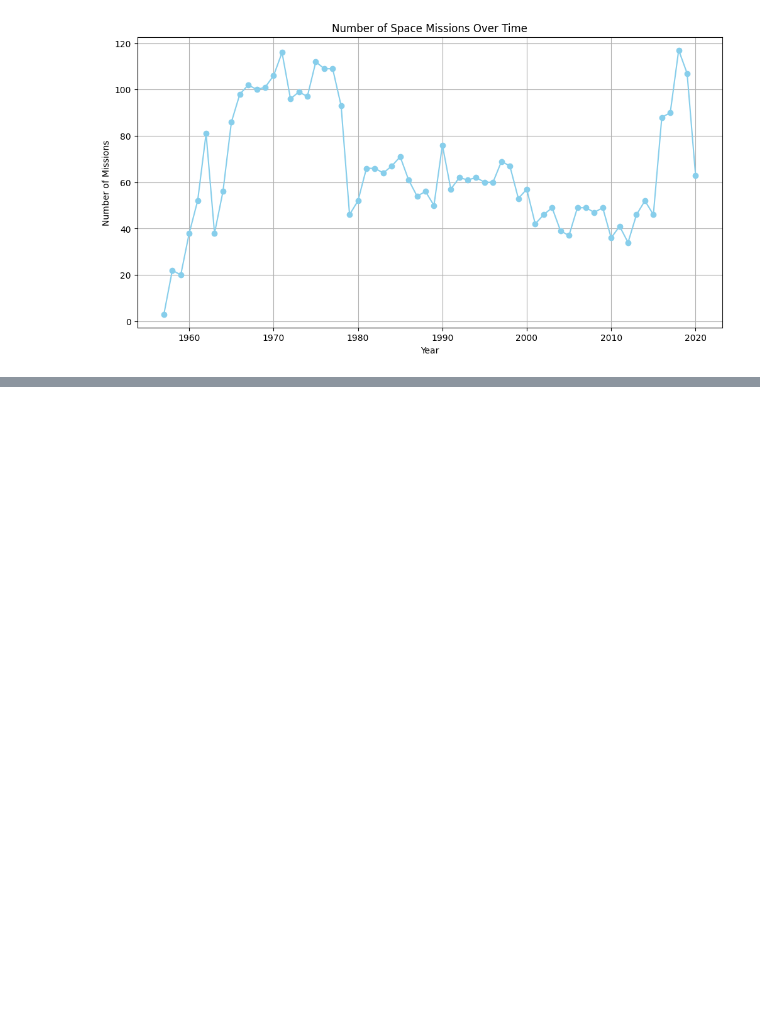
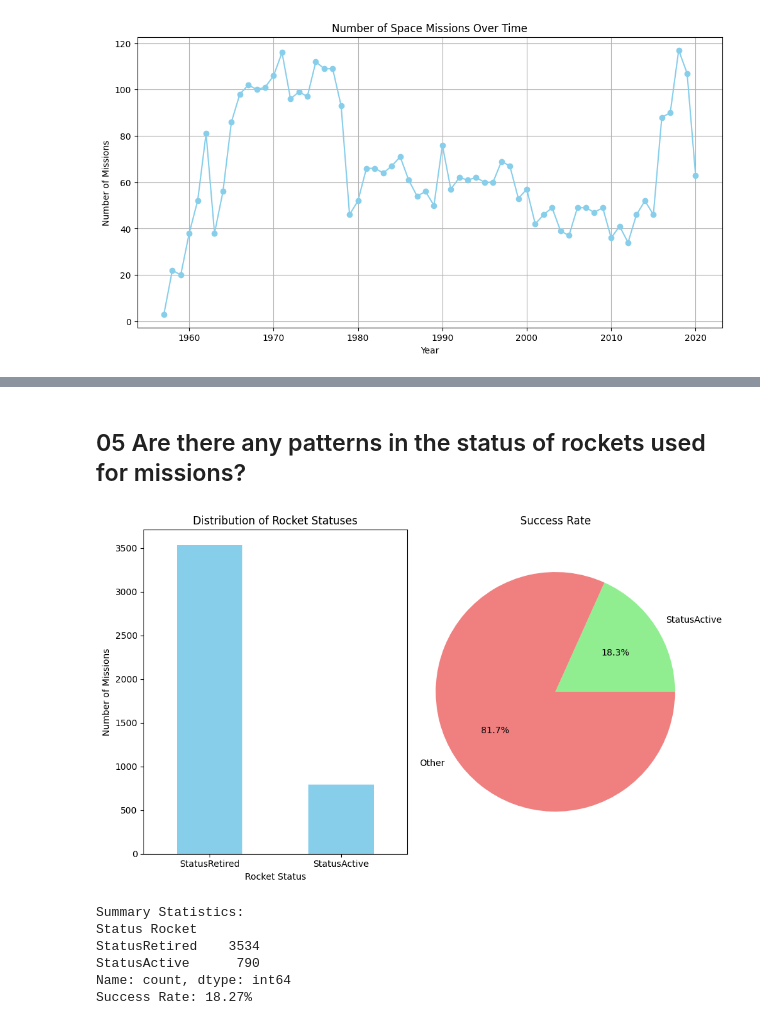
Before and after one commit to debarshee2004/space, a Jupyter notebook: src/main.ipynb, the cells around one changed output, grey strips where cells are left out. Cells and saved outputs as stored; diff of their text form; code cells hidden in the pictures; blank space fills up the shorter version.

```diff
--- a/src/main.ipynb
+++ b/src/main.ipynb
@@ -142,0 +171,44 @@ plt.show()
+# %% [markdown]
+## 05 Are there any patterns in the status of rockets used for missions?
+# %%
+# Explore different rocket statuses
+rocket_statuses = df['Status Rocket']
+
+# Summary statistics
+rocket_status_counts = rocket_statuses.value_counts()
+success_rate = rocket_status_counts['StatusActive'] / len(rocket_statuses)
+
+# Visualize the data
+plt.figure(figsize=(10, 6))
+
+# Plot the distribution of rocket statuses
+plt.subplot(1, 2, 1)
+rocket_status_counts.plot(kind='bar', color='skyblue')
+plt.title('Distribution of Rocket Statuses')
+plt.xlabel('Rocket Status')
+plt.ylabel('Number of Missions')
+plt.xticks(rotation=0)
+
+# Plot the success rate
+plt.subplot(1, 2, 2)
+plt.pie([rocket_status_counts['StatusActive'], len(rocket_statuses) - rocket_status_counts['StatusActive']],
+        labels=['StatusActive', 'Other'], autopct='%1.1f%%', colors=['lightgreen', 'lightcoral'])
+plt.title('Success Rate')
+plt.axis('equal')  # Equal aspect ratio ensures that pie chart is a circle
+
+# Show the plot
+plt.tight_layout()
+plt.show()
+
+# Print summary statistics
+print("Summary Statistics:")
+print(rocket_status_counts)
+print(f"Success Rate: {success_rate:.2%}")
+# %% [output]
+[figure, added]
+Summary Statistics:
+Status Rocket
+StatusRetired    3534
+StatusActive      790
+Name: count, dtype: int64
+Success Rate: 18.27%
```
Also changed, not shown: parts of 5 cells of this notebook.
